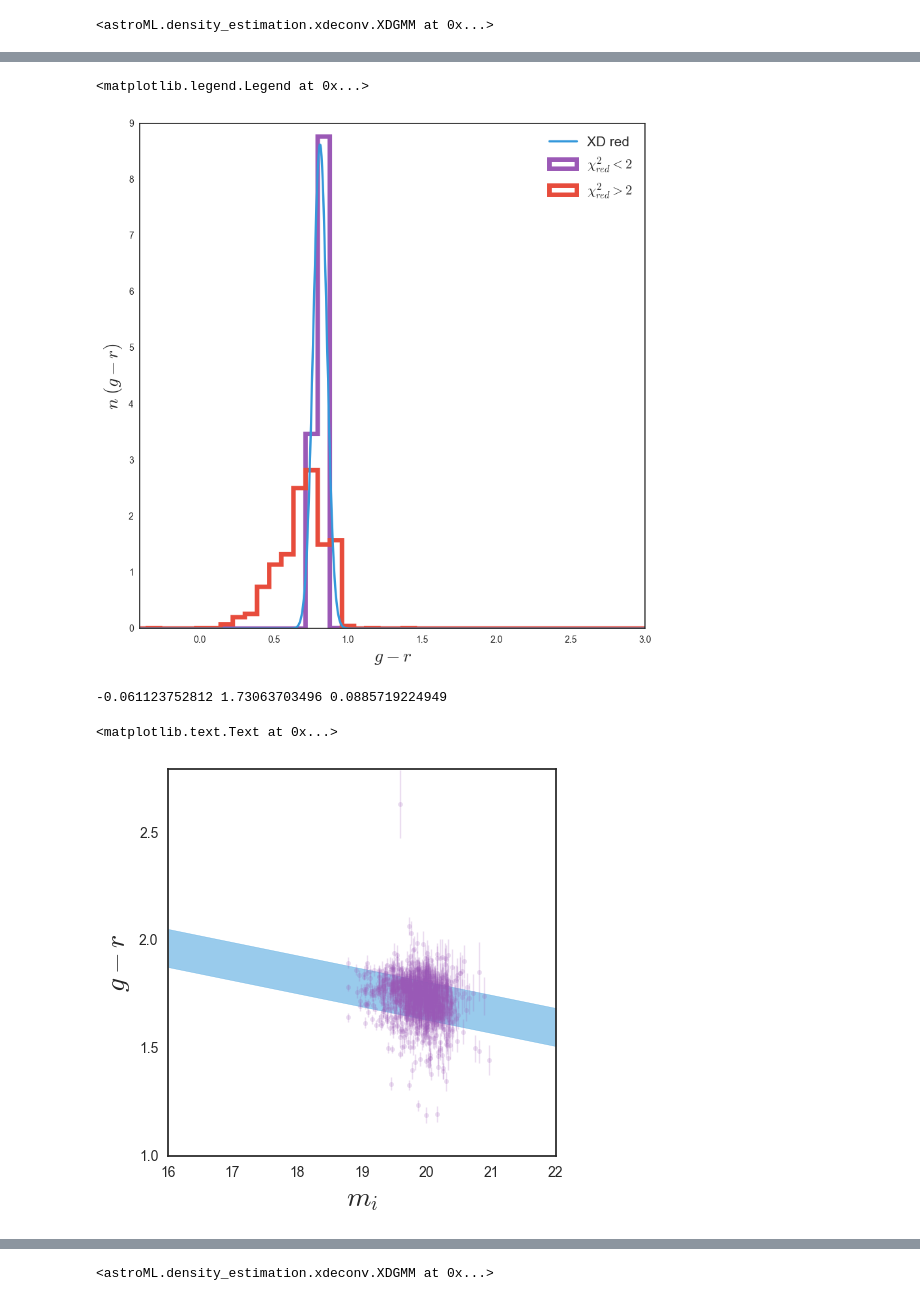
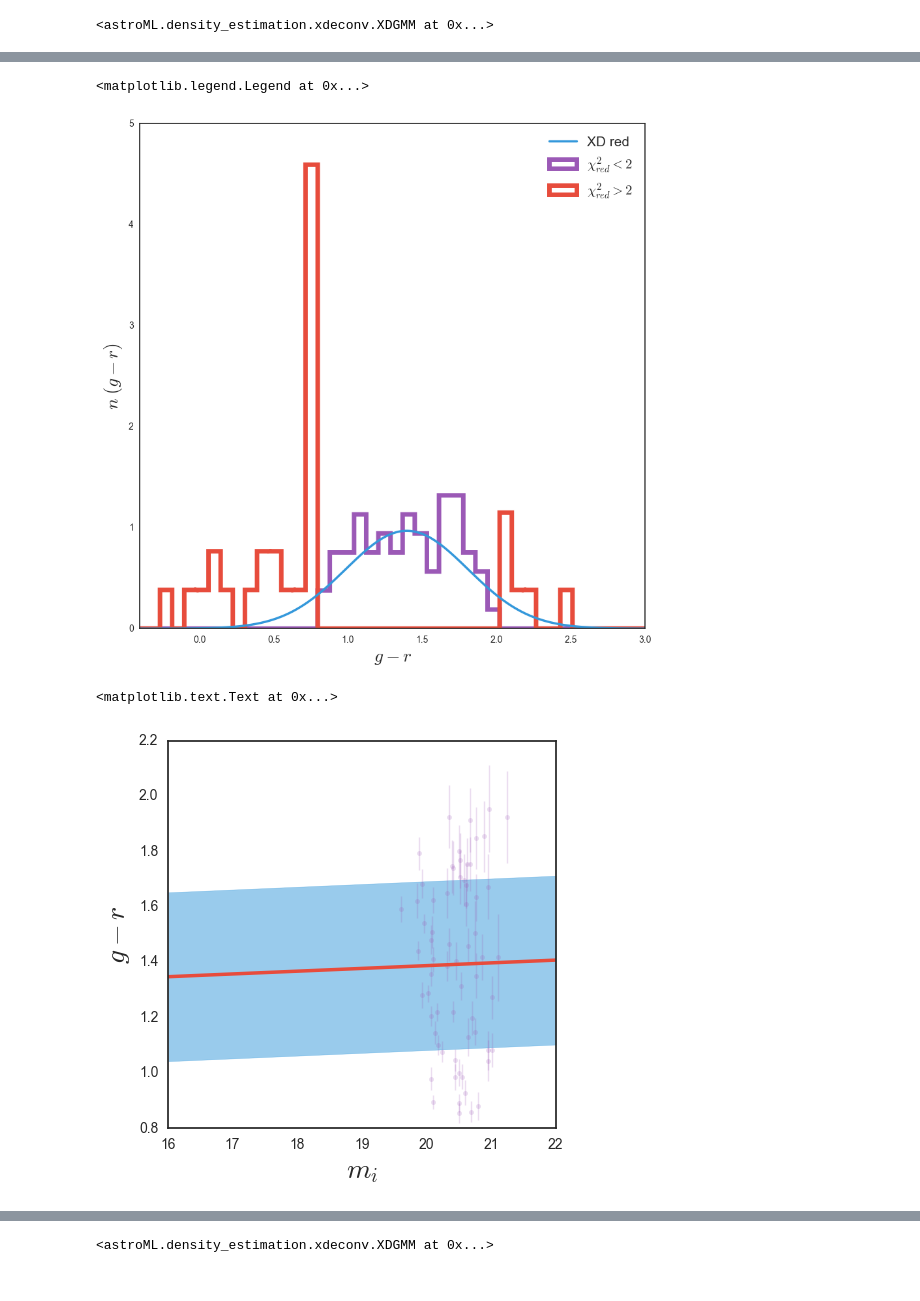
Before and after one commit to mjvakili/redsq, a Jupyter notebook: code/highz.ipynb, the cells around one changed output, grey strips where cells are left out. Cells and saved outputs as stored; diff of their text form; code cells hidden in the pictures.

Commit message:
observed errors in initial color split

```diff
--- a/code/highz.ipynb
+++ b/code/highz.ipynb
@@ -194,7 +194,7 @@ dp = np.hstack([gama_reduction() , sdss_reduction()])
 #dp = np.hstack([gama_reduction() , sdss_reduction() , cosmos_reduction()])
 zdp = dp[11,:]
 # %%
-mask = (zdp>.5) & (zdp<.52)
+mask = (zdp>.78) & (zdp<.8)
 dpp = dp[:,mask]
 print dpp.shape
 # %% [output]
@@ -204,10 +204,10 @@ from astroML.density_estimation import XDGMM
 from matplotlib.patches import Ellipse
 from astroML.plotting.tools import draw_ellipse
 # %%
-Y = np.vstack([dpp[3,:], dpp[10,:]]).T
+Y = np.vstack([dpp[3,:], dpp[9,:]]).T
 Yerr = np.zeros((Y.shape[0] , 2 , 2))
 Yerr[:,0,0] = dpp[7,:]
-Yerr[:,1,1] = (dpp[6,:]**2 + dpp[7,:]**2)**1
+Yerr[:,1,1] = (dpp[5,:]**2 + dpp[6,:]**2)**1
 # %%
 clf = XDGMM(2, n_iter=400)
 clf.fit(Y, Yerr)
@@ -245,6 +245,9 @@ red_index = np.where(clf.mu[:,1] == clf.mu[:,1].max())[0]
 mu_red , V_red= clf.mu[red_index] , clf.V[red_index][0]
 red_line = mu_red[0,1] + V_red[0,1]*(Y[:,0] - mu_red[0,0])/V_red[0,0]
 red_scatter = V_red[1,1] - V_red[0,1]**2./V_red[0,0]
-mask = (Y[:,1]>red_line - red_scatter**.5)&(Y[:,1]<red_line + red_scatter**.5)
+
+chi = (Y[:,1] - red_line)**2. / (red_scatter + Yerr[:,1,1])
+mask = chi < 2
+#mask = (Y[:,1]>red_line - red_scatter**.5)&(Y[:,1]<red_line + red_scatter**.5)
 # %%
 plt.figure(figsize=(5,5))
@@ -272,36 +275,34 @@ plt.xlim(-0.4,3)
 plt.legend(loc = "best" , fontsize = 15)
 # %% [output]
 <matplotlib.legend.Legend at 0x...>
-[figure, old version]
+[figure, new version]
 # %%
 def lnlike(theta, x, y, yerr ,xref):
     m, b, lnf = theta
     model = m * (x-xref) + b
-    inv_sigma2 = 1.0/(yerr**2 + np.exp(2*lnf))
+    inv_sigma2 = 1.0/(yerr**2 + np.exp(2*lnf)+10**-10.0)
     return -0.5*(np.sum((y-model)**2*inv_sigma2 - np.log(inv_sigma2)))
 import scipy.optimize as op
 nll = lambda *args: -lnlike(*args)
 # %%
 result = op.minimize(nll, [0.0, mu_red[0,1], np.log(V_red[1,1]**.5)],   #initial guess
-                           args=(Y[mask,0], dpp[9,mask], (dpp[5,mask]**2+dpp[6,mask]**2)**.5,mu_red[0,0])) #arguments of lnlike
+                           args=(Y[mask,0], Y[mask,1], Yerr[mask,1,1]**.5,mu_red[0,0])) #arguments of lnlike
 m_ml, b_ml, lnf_ml = result["x"]
-print m_ml, b_ml, np.exp(lnf_ml)
 plt.figure(figsize=(5,5))
 mi = np.linspace(16,22,1000)
-plt.errorbar(Y[mask,0], dpp[9,mask] , yerr= (dpp[5,mask]**2+dpp[6,mask]**2)**.5 ,
+plt.errorbar(Y[mask,0], Y[mask,1] , yerr= Yerr[mask,1,1]**.5 ,
              fmt = '.' , capsize = 0, alpha =0.2 , elinewidth=1)
 #plt.errorbar(Y[~mask,0], Y[~mask,1] , yerr= Yerr[~mask,1,1]**.5 ,
 #             fmt = '.' , capsize = 0, alpha =0.2 , elinewidth=1)
-#plt.plot(mi , m_ml*(mi-mu_red[0,0]) + b_ml)
+plt.plot(mi , m_ml*(mi-mu_red[0,0]) + b_ml)
 
 plt.fill_between(mi , m_ml*(mi-mu_red[0,0]) + b_ml - np.exp(lnf_ml)  ,
                  m_ml*(mi-mu_red[0,0]) + b_ml + np.exp(lnf_ml) , alpha = 0.5 , color = next(palette))
 plt.xlabel(r"$m_i$" , fontsize = 20)
 plt.ylabel(r"$g - r$" , fontsize = 20)
 # %% [output]
--0.061123752812 1.73063703496 0.0885719224949
+<matplotlib.text.Text at 0x...>
-<matplotlib.text.Text at 0x...>
-[figure, old version]
+[figure, new version]
 # %%
 result = op.minimize(nll, [0.0, mu_red[0,1], np.log(V_red[1,1]**.5)],  #initial guess
                     args=(Y[mask,0], dpp[10,mask], (dpp[6,mask]**2+dpp[7,mask]**2)**.5 ,mu_red[0,0])) #arguments of lnlike
```
Also changed, not shown: parts of 16 cells of this notebook.
